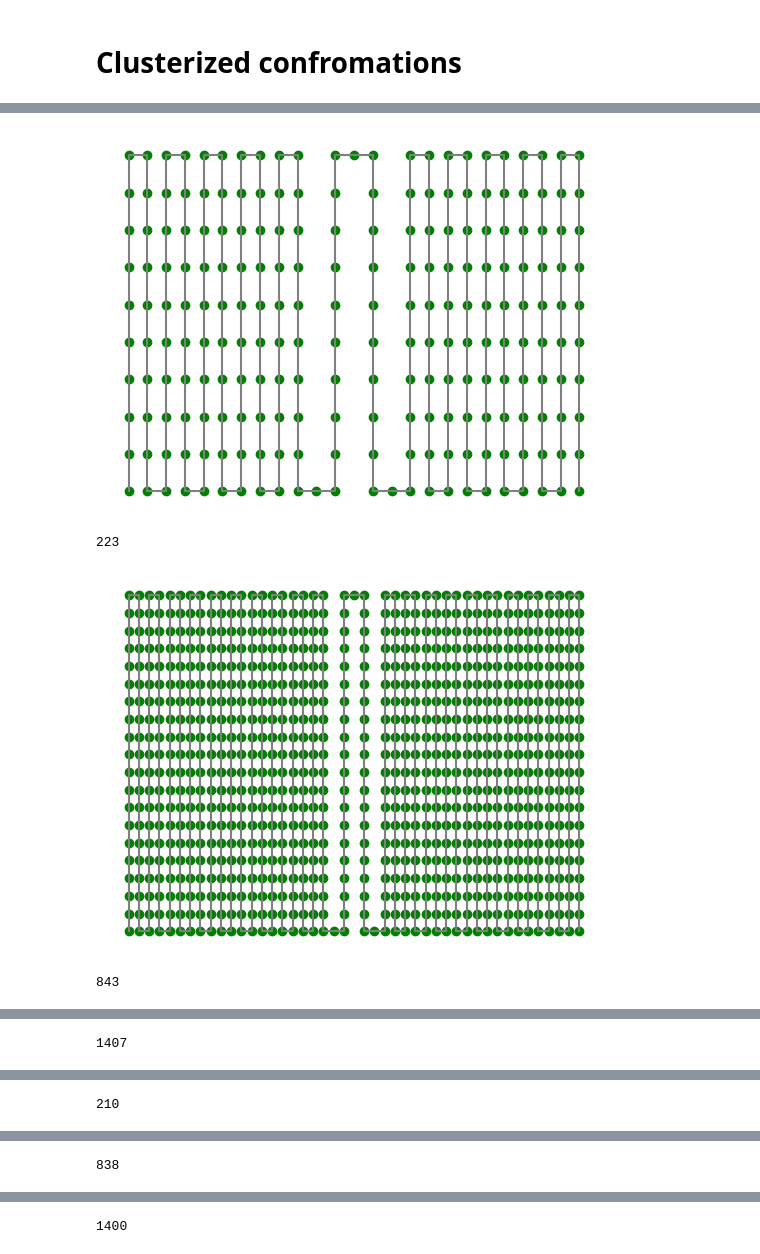
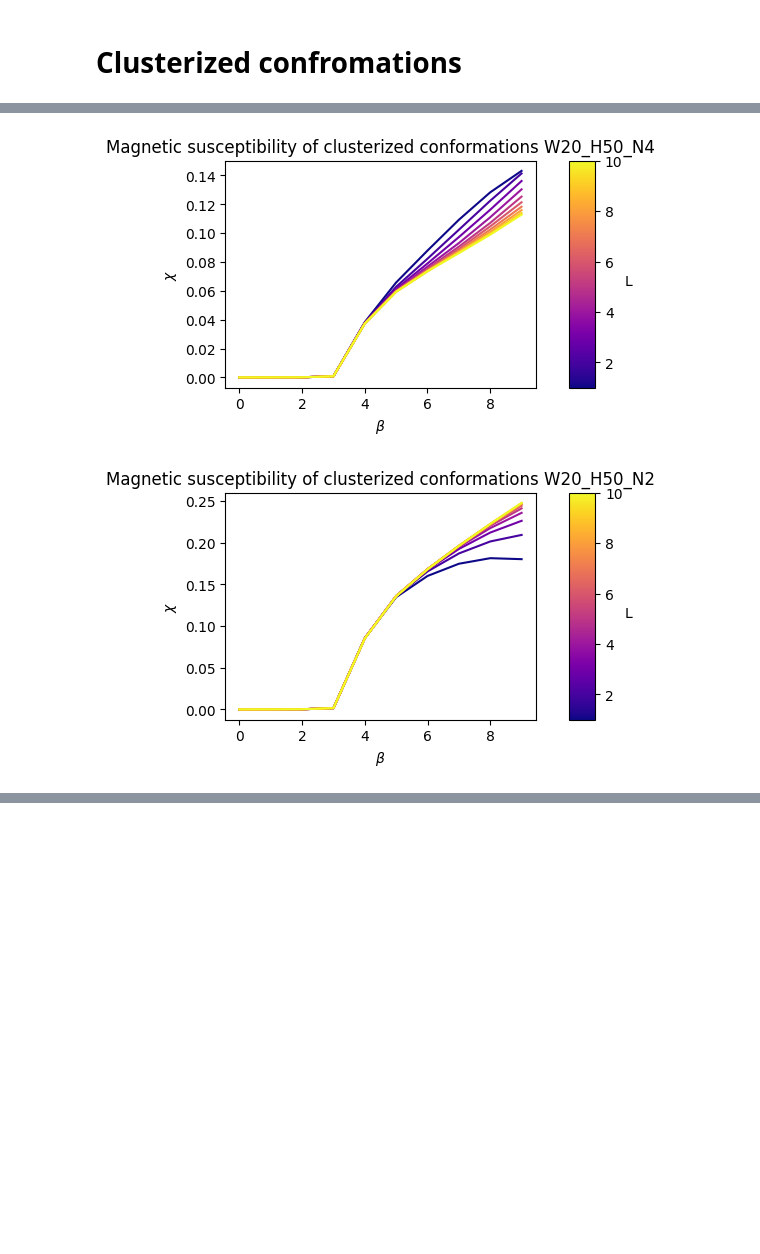
Before and after one commit to MoskalenkoRomanBorisovich/Ising-on-random-conformation, a Jupyter notebook: Magnetic susceptibility.ipynb, the cells around one changed output, grey strips where cells are left out. Cells and saved outputs as stored; diff of their text form; code cells hidden in the pictures; blank space fills up the shorter version.

Commit message:
calc magnetic susceptibility of clusterized conformations

```diff
--- a/Magnetic susceptibility.ipynb
+++ b/Magnetic susceptibility.ipynb
@@ -514,13 +451,34 @@ array([[  2,   1,  49,   0,   0],
 # %%
-clusters = load_Conformations_lite_from_dir('Conformations/CLusterized_conformations')
+import os
+import matplotlib as mpl
+from matplotlib.colors import LinearSegmentedColormap
 # %%
-for c in clusters:
-    draw_conformation(c.struct)
-    print(c.L)
-    # ms = magnetic_susceptibility(c)
-    # plt.plot(ms)
+
+for d in os.listdir('./Conformations/clusterized/'):
+    if d.startswith('W'):
+        clusters = load_Conformations_lite_from_dir(f'./Conformations/clusterized/{d}/')
+        fig, ax = plt.subplots(1, 2, figsize=set_size(), width_ratios=[12, 1], )
+        ax, clb = ax
+        ax.set_title(f'Magnetic susceptibility of clusterized conformations ' + d)
+        ax.set_xlabel(r'$\beta$')
+        ax.set_ylabel(r'$\chi$')
+        norm = mpl.colors.Normalize(vmin=1, vmax=len(clusters))
+        cl = mpl.colorbar.Colorbar(
+            clb,
+            cmap='plasma',
+            norm=norm
+        )
+        clb.set_ylabel('L', rotation=0)
+        for i, c in enumerate(clusters):
+            ms = magnetic_susceptibility(c)
+            """brightness shows length of the bridge between clusters, black: short, red: long"""
+            ax.plot(ms, c = cl.cmap(norm(i+1)))
+
+        if(d.find('W20_H50') != -1):
+            save_fig(plt.gcf(), f'./reports/images/magnetic_susceptibility/clusterized_{d}')
+            plt.show()
+
+        plt.close()
 # %% [output]
-[figure, old version]
+[figure, new version]
-223
-[figure, old version]
+[figure, new version]
-843
@@ -528 +485,0 @@ for c in clusters:
-1407
@@ -530 +485,0 @@ for c in clusters:
-210
@@ -532 +485,0 @@ for c in clusters:
-838
@@ -534 +485,0 @@ for c in clusters:
-1400
```
Also changed, not shown: parts of 7 cells of this notebook, 10 other files.
